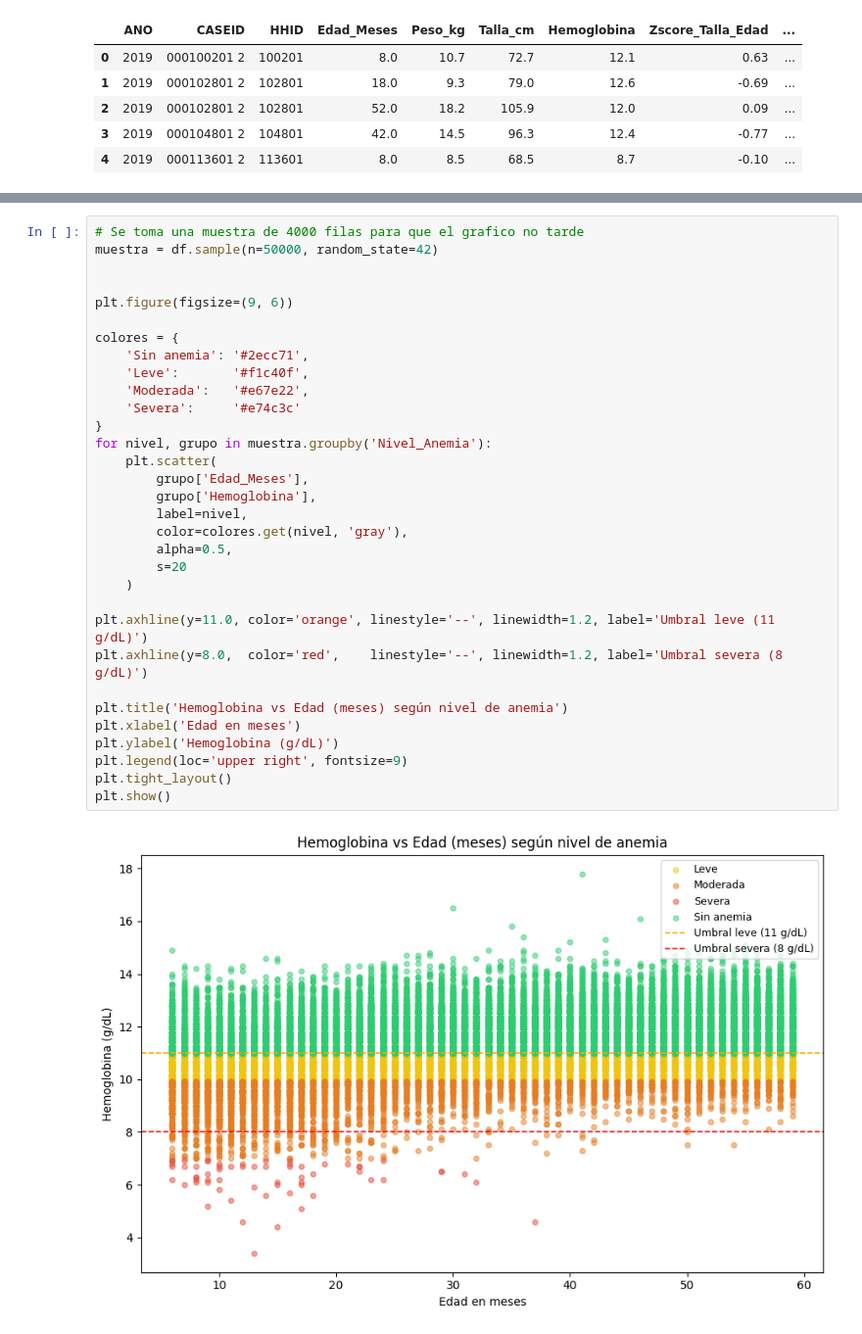
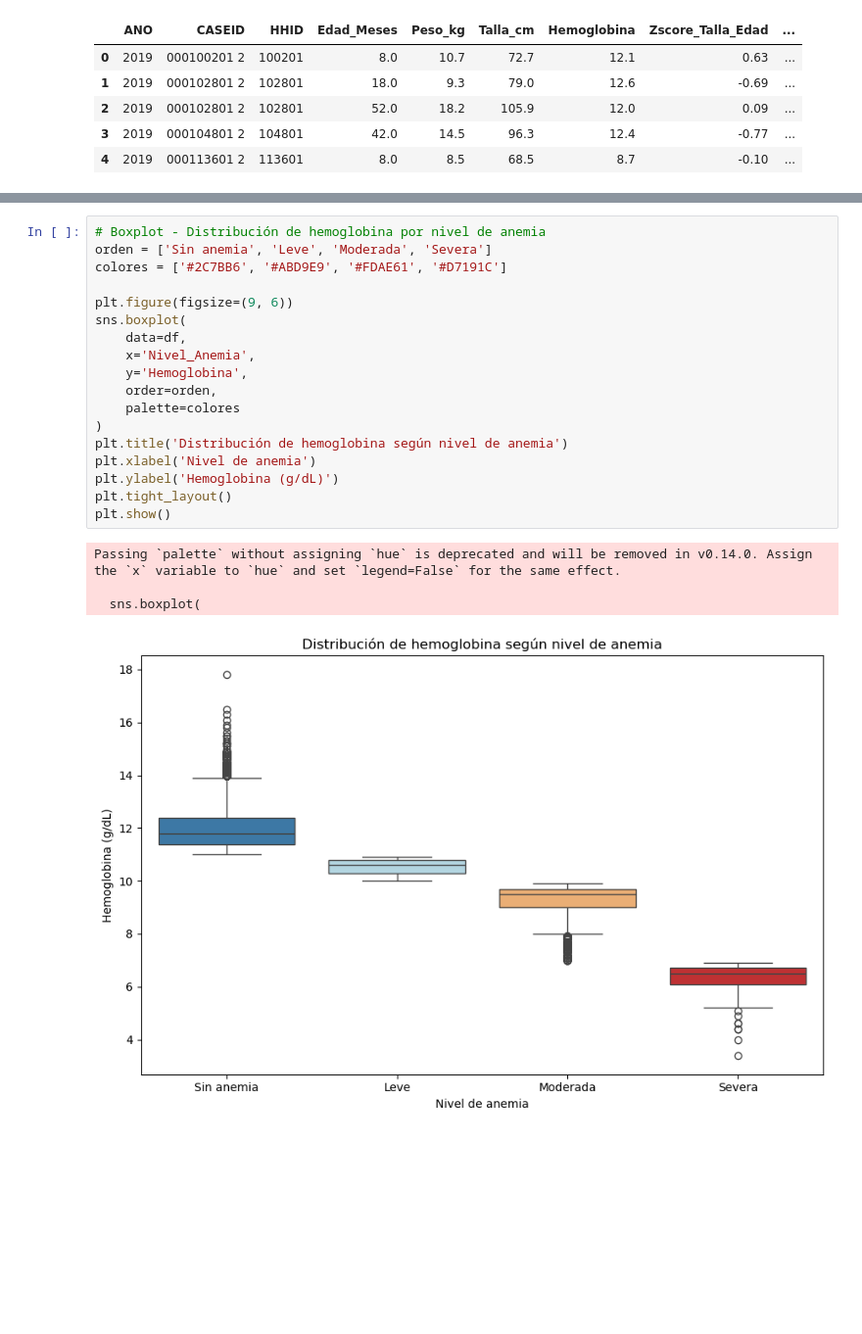
Before and after one commit to fbarrueta22/proyecto-ag-anemia, a Jupyter notebook: Analisis.ipynb, the cells around one changed output, grey strips where cells are left out. Shown at 98% size. Saved outputs shown, nothing was run; the diff lists cells and outputs as text; blank space fills up the shorter version.

Commit message:
graficos de analisis y machine learning

```diff
--- a/Analisis.ipynb
+++ b/Analisis.ipynb
@@ -68,35 +123,24 @@ Passing `palette` without assigning `hue` is deprecated and will be removed in v
 # %%
-# Se toma una muestra de 4000 filas para que el grafico no tarde
-muestra = df.sample(n=50000, random_state=42)
-
+# Boxplot - Distribución de hemoglobina por nivel de anemia
+orden = ['Sin anemia', 'Leve', 'Moderada', 'Severa']
+colores = ['#2C7BB6', '#ABD9E9', '#FDAE61', '#D7191C']
 
 plt.figure(figsize=(9, 6))
-
-colores = {
-    'Sin anemia': '#2ecc71',
-    'Leve':       '#f1c40f',
-    'Moderada':   '#e67e22',
-    'Severa':     '#e74c3c'
-}
-for nivel, grupo in muestra.groupby('Nivel_Anemia'):
-    plt.scatter(
-        grupo['Edad_Meses'],
-        grupo['Hemoglobina'],
-        label=nivel,
-        color=colores.get(nivel, 'gray'),
-        alpha=0.5,
-        s=20
-    )
-
-plt.axhline(y=11.0, color='orange', linestyle='--', linewidth=1.2, label='Umbral leve (11 g/dL)')
-plt.axhline(y=8.0,  color='red',    linestyle='--', linewidth=1.2, label='Umbral severa (8 g/dL)')
-
-plt.title('Hemoglobina vs Edad (meses) según nivel de anemia')
-plt.xlabel('Edad en meses')
+sns.boxplot(
+    data=df,
+    x='Nivel_Anemia',
+    y='Hemoglobina',
+    order=orden,
+    palette=colores
+)
+plt.title('Distribución de hemoglobina según nivel de anemia')
+plt.xlabel('Nivel de anemia')
 plt.ylabel('Hemoglobina (g/dL)')
-plt.legend(loc='upper right', fontsize=9)
 plt.tight_layout()
 plt.show()
 # %% [output]
+Passing `palette` without assigning `hue` is deprecated and will be removed in v0.14.0. Assign the `x` variable to `hue` and set `legend=False` for the same effect.
+
+  sns.boxplot(
-[figure, old version]
+[figure, new version]
 # %%
```
Also changed, not shown: parts of 13 cells of this notebook, 10 other files.
